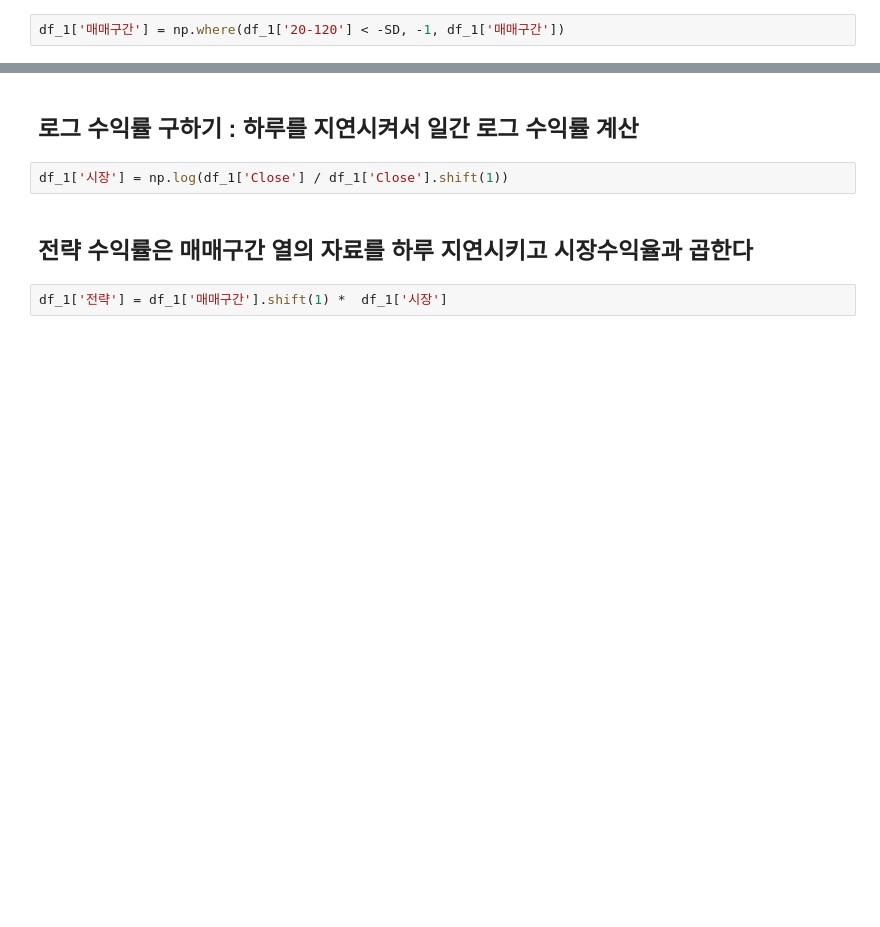
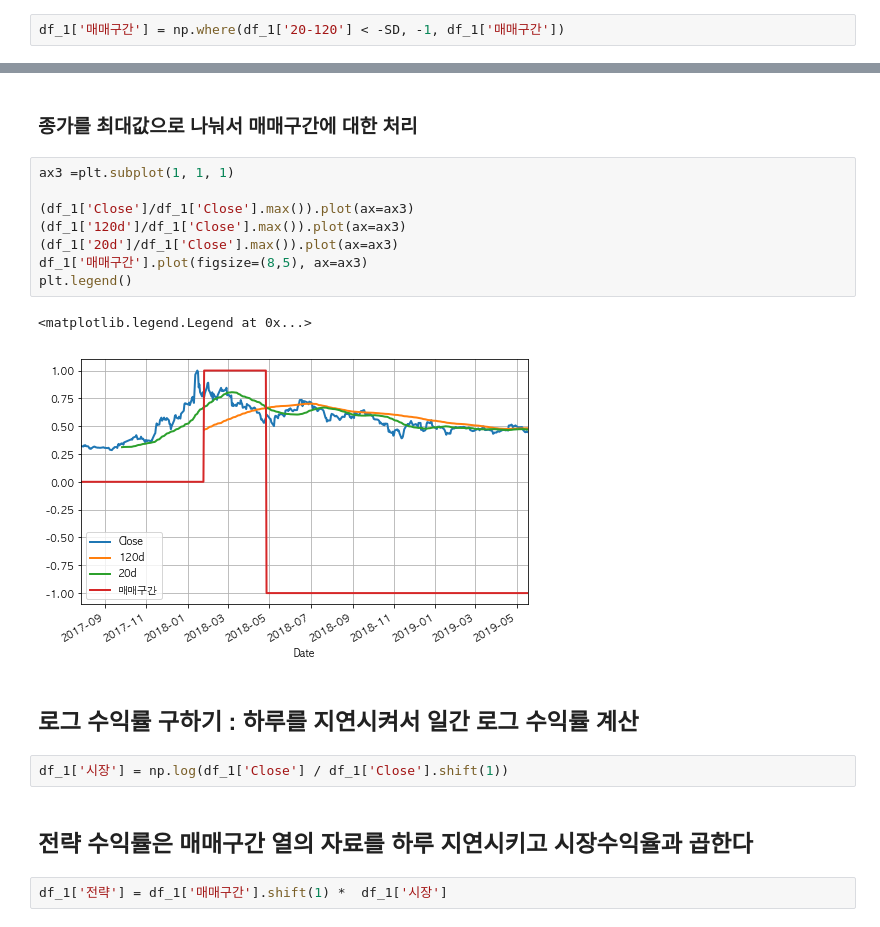
Before and after one commit to zerosum99/data_analysis, a Jupyter notebook: 실습자료/6장_3주식 가격정보 가져오기 .ipynb, the cells around one changed output, grey strips where cells are left out. Drawn from its saved outputs; the diff is of its cells as text; blank space fills up the shorter version.

```diff
--- a/실습자료/6장_3주식 가격정보 가져오기 .ipynb
+++ b/실습자료/6장_3주식 가격정보 가져오기 .ipynb
@@ -178,3 +299,16 @@ plt.ylim([-1.1, 1.1])
+# %% [markdown]
+### 종가를 최대값으로 나눠서 매매구간에 대한 처리
+# %%
+ax3 =plt.subplot(1, 1, 1)
+
+(df_1['Close']/df_1['Close'].max()).plot(ax=ax3)
+(df_1['120d']/df_1['Close'].max()).plot(ax=ax3)
+(df_1['20d']/df_1['Close'].max()).plot(ax=ax3)
+df_1['매매구간'].plot(figsize=(8,5), ax=ax3)
+plt.legend()
+# %% [output]
+<matplotlib.legend.Legend at 0x...>
+[figure, added]
 # %% [markdown]
 ## 로그 수익률 구하기 : 하루를 지연시켜서 일간 로그 수익률 계산
 # %%
```
Also changed, not shown: parts of 43 cells of this notebook.
